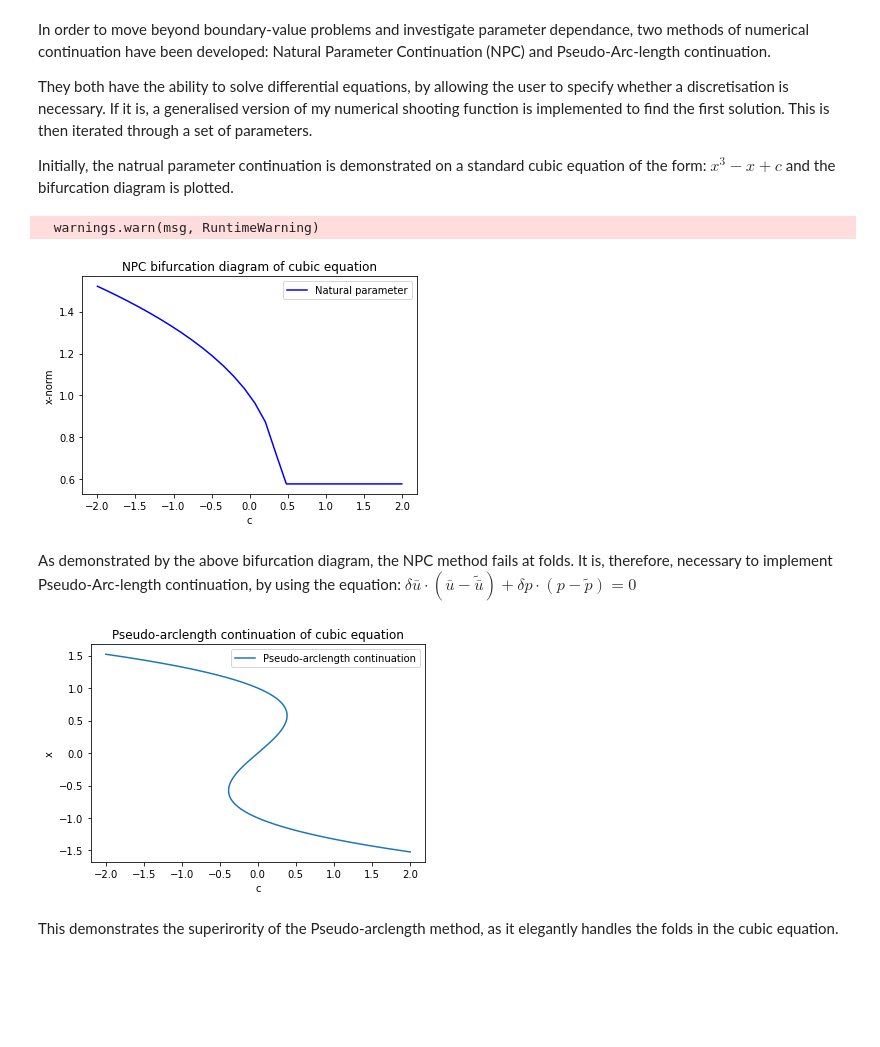
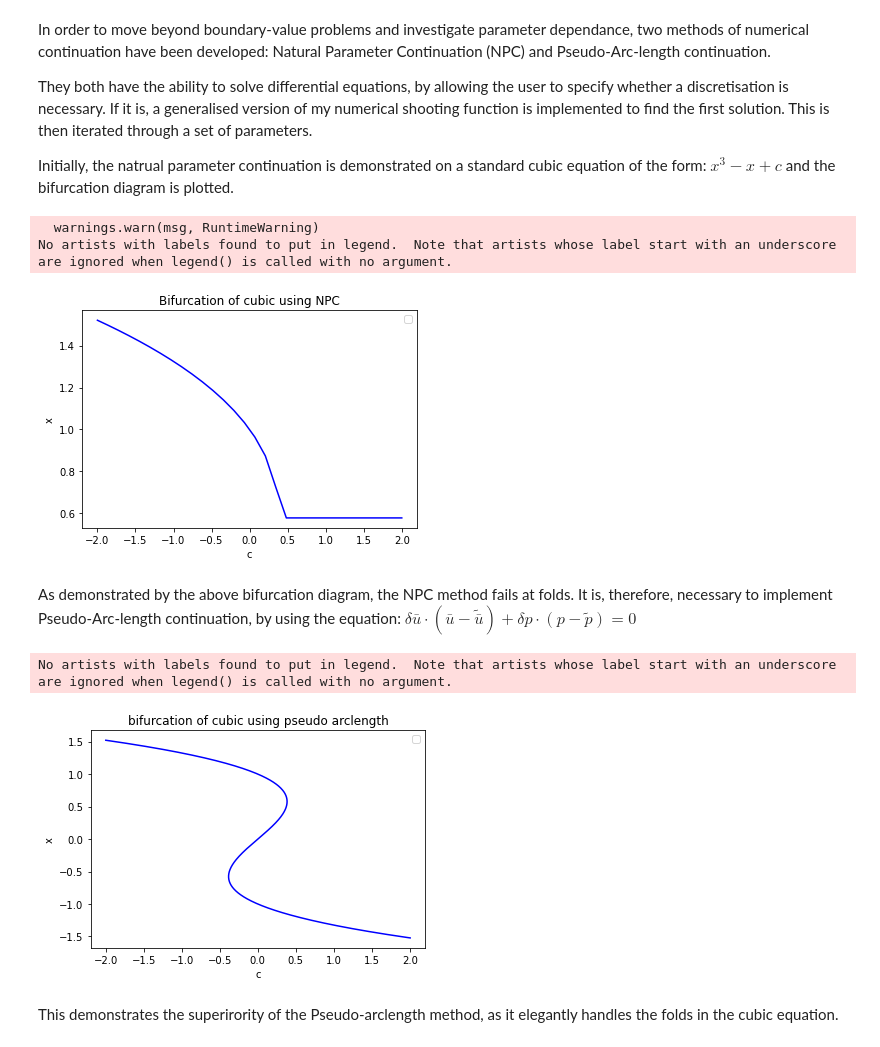
Before and after one commit to joesouber/EMAT30008, a Jupyter notebook: report.ipynb, the cells around one changed output. Cells and saved outputs as stored; diff of their text form; code cells hidden in the pictures; blank space fills up the shorter version.

```diff
--- a/report.ipynb
+++ b/report.ipynb
@@ -293,6 +270,7 @@ They both have the ability to solve differential equations, by allowing the user
 Initially, the natrual parameter continuation is demonstrated on a standard cubic equation of the form: $x^3 - x +c$ and the bifurcation diagram is plotted.
 # %%
 from numerical_continuation import npc
+from plots import bifurc_plot
 
 def cubic(x, pars):
     """
@@ -306,36 +284,31 @@ def cubic(x, pars):
 
 u0_guess_cubic = np.array([1])
 np_par_list, np_sol_list = npc(cubic, u0_guess_cubic, [-2], 2, lambda x: x, fsolve,pc='none')
-# Plot a graph of c against the norm of x (only one value in x so it is already the norm)
-plt.plot(np_par_list, np_sol_list, 'b-', label='Natural parameter')
 
-plt.title('NPC bifurcation diagram of cubic equation')
-plt.xlabel('c'), plt.ylabel('x-norm'), plt.legend()
-plt.show()
+bifurc_plot(np_par_list, np_sol_list,'Bifurcation of cubic using NPC')
 # %% [output]
   warnings.warn(msg, RuntimeWarning)
+No artists with labels found to put in legend.  Note that artists whose label start with an underscore are ignored when legend() is called with no argument.
-[figure, old version]
+[figure, new version]
 # %% [markdown]
 As demonstrated by the above bifurcation diagram, the NPC method fails at folds. It is, therefore, necessary to implement Pseudo-Arc-length continuation, by using the equation: $\delta\bar{u}\cdot(\bar{u}-\tilde{\bar{u}})+\delta p\cdot(p-\tilde{p})=0$
 # %%
 from numerical_continuation import pseudo_arclength
 
 def cubic_eq(x, c):
 
     return x**3 -x +c
+def disc(init_conds, ode_func, A):
+    return ode_func(init_conds, A)
 
-pseudo_par_list, pseudo_sol_list = pseudo_arclength(cubic_eq, 1, (-2, 2), 0.01, discretisation=lambda u0_, f, alpha: f(u0_, alpha))
+pseudo_par_list, pseudo_sol_list = pseudo_arclength(cubic_eq, 1, (-2, 2), 0.01, discretisation=disc)
 
 
-    # Plot results - x against c
-plt.plot(pseudo_par_list, pseudo_sol_list,label='Pseudo-arclength continuation')
-plt.title('Pseudo-arclength continuation of cubic equation')
-plt.legend()
-plt.xlabel('c')
-plt.ylabel('x')
-plt.show()
+# Plot results - x against c
+bifurc_plot(pseudo_par_list, pseudo_sol_list,'bifurcation of cubic using pseudo arclength')
 # %% [output]
+No artists with labels found to put in legend.  Note that artists whose label start with an underscore are ignored when legend() is called with no argument.
-[figure, old version]
+[figure, new version]
 # %% [markdown]
 This demonstrates the superirority of the Pseudo-arclength method, as it elegantly handles the folds in the cubic equation.
 # %% [markdown]
```
Also changed, not shown: parts of 8 cells of this notebook.
